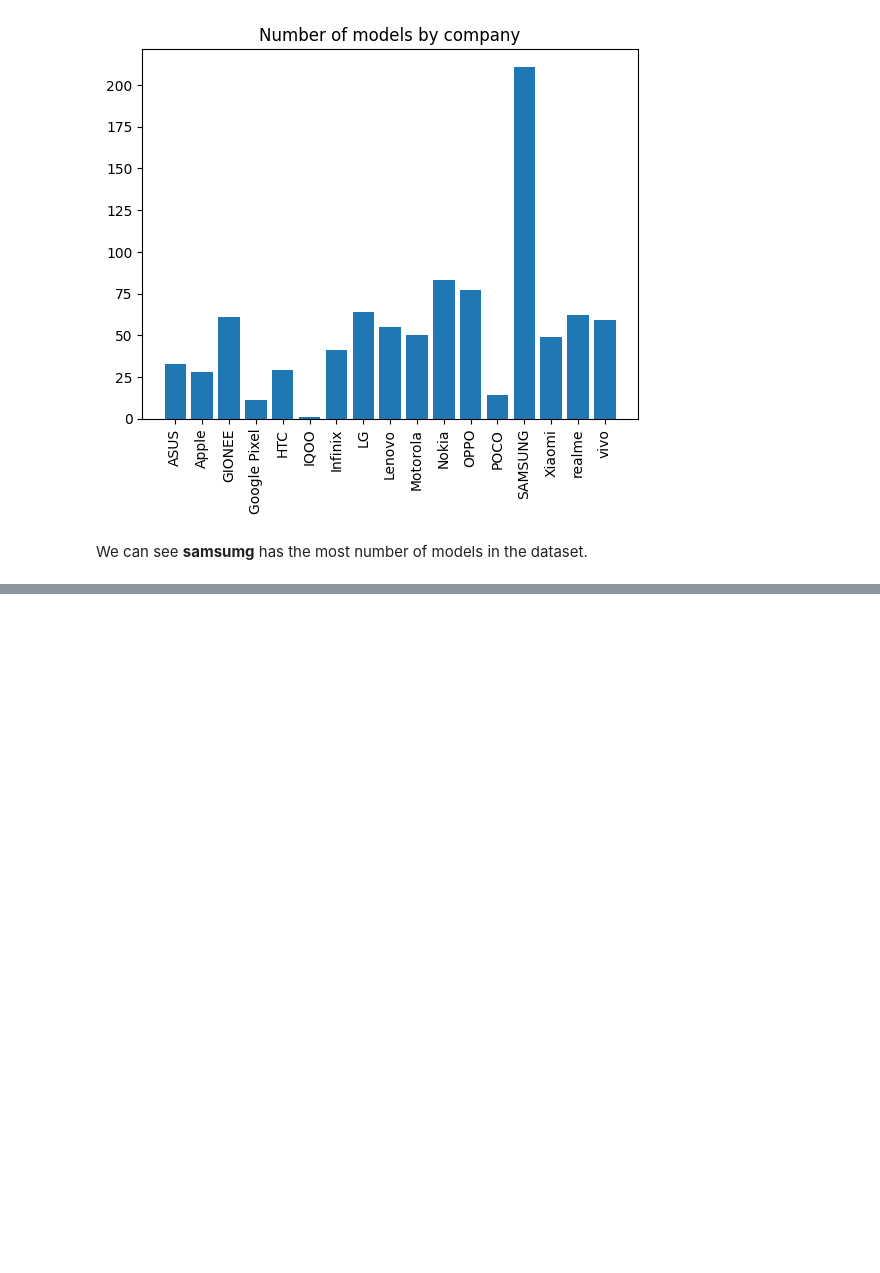
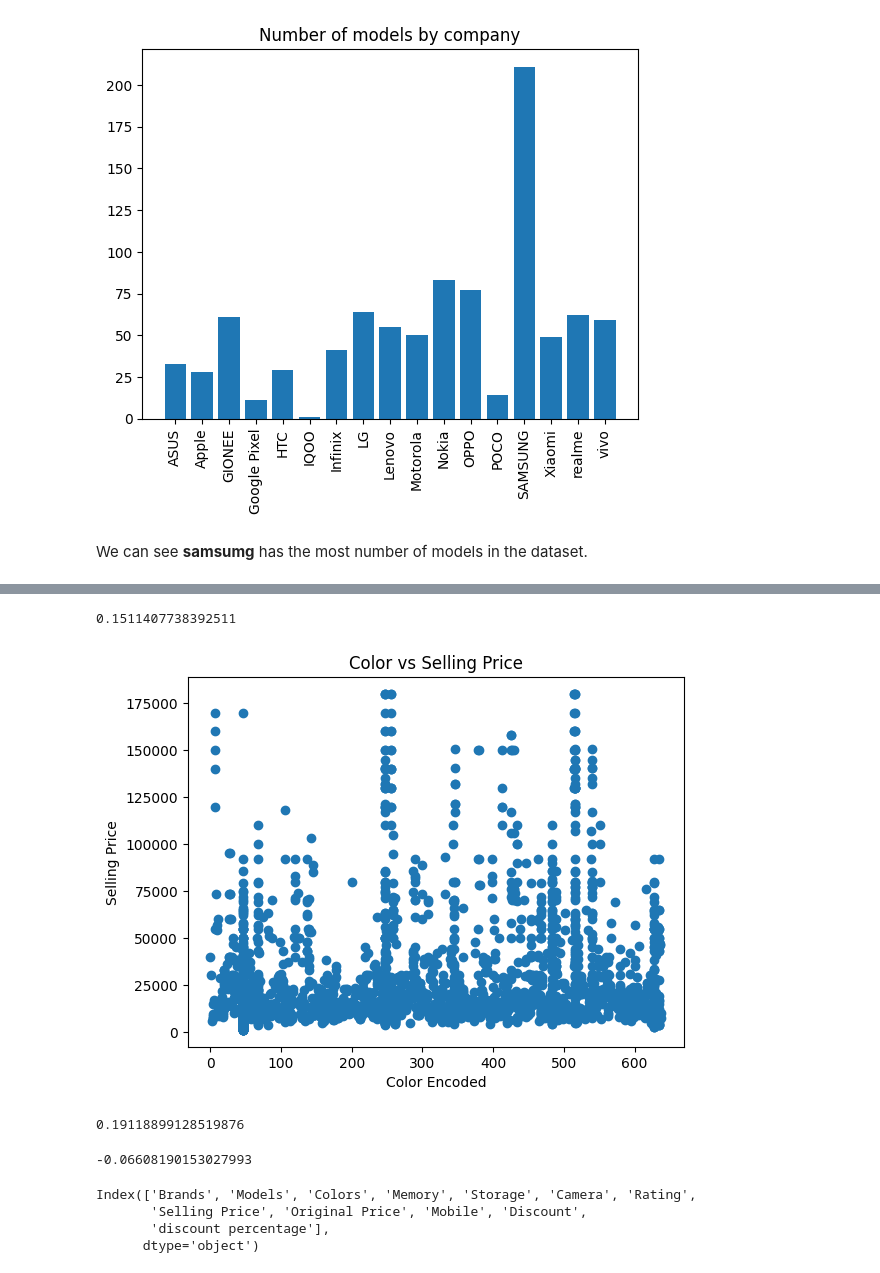
Before and after one commit to Vahsir7/EDA, a Jupyter notebook: mobile_sales/analysis.ipynb, the cells around one changed output, grey strips where cells are left out. Drawn from its saved outputs; the diff is of its cells as text; code cells hidden in the pictures; blank space fills up the shorter version.

```diff
--- a/mobile_sales/analysis.ipynb
+++ b/mobile_sales/analysis.ipynb
@@ -157,0 +175,3 @@ We can see **samsumg** has the most number of models in the dataset.
+# %%
+color_vs_price = data[['Colors','Selling Price']].sort_values(by='Selling Price',ascending=False)
+color_vs_price
@@ -157,0 +192,11 @@ We can see **samsumg** has the most number of models in the dataset.
+# %%
+from sklearn.preprocessing import OrdinalEncoder
+
+# Assuming 'data' is your original DataFrame
+
+# Initialize the OrdinalEncoder
+ordinal_encoder = OrdinalEncoder()
+
+# Fit and transform the 'Colors' column
+color_vs_price['Color_Encoded'] = ordinal_encoder.fit_transform(color_vs_price[['Colors']])
+color_vs_price
@@ -157,0 +217,32 @@ We can see **samsumg** has the most number of models in the dataset.
+# %%
+correlation = color_vs_price['Color_Encoded'].corr(color_vs_price['Selling Price'])
+correlation
+# %% [output]
+0.1511407738392511
+# %%
+color_vs_price.sort_values(by='Color_Encoded', inplace=True)
+plt.figure()
+plt.scatter(color_vs_price['Color_Encoded'], color_vs_price['Selling Price'])
+plt.xlabel('Color Encoded')
+plt.ylabel('Selling Price')
+plt.title('Color vs Selling Price')
+plt.show()
+# %% [output]
+[figure, added]
+# %%
+correlation = data['Selling Price'].corr(data['Discount'])
+correlation
+# %% [output]
+0.19118899128519876
+# %%
+correlation = data['Selling Price'].corr(data['discount percentage'])
+correlation
+# %% [output]
+-0.06608190153027993
+# %%
+data.columns
+# %% [output]
+Index(['Brands', 'Models', 'Colors', 'Memory', 'Storage', 'Camera', 'Rating',
+       'Selling Price', 'Original Price', 'Mobile', 'Discount',
+       'discount percentage'],
+      dtype='object')
```
Also changed, not shown: parts of 41 cells of this notebook, 1 other file.
